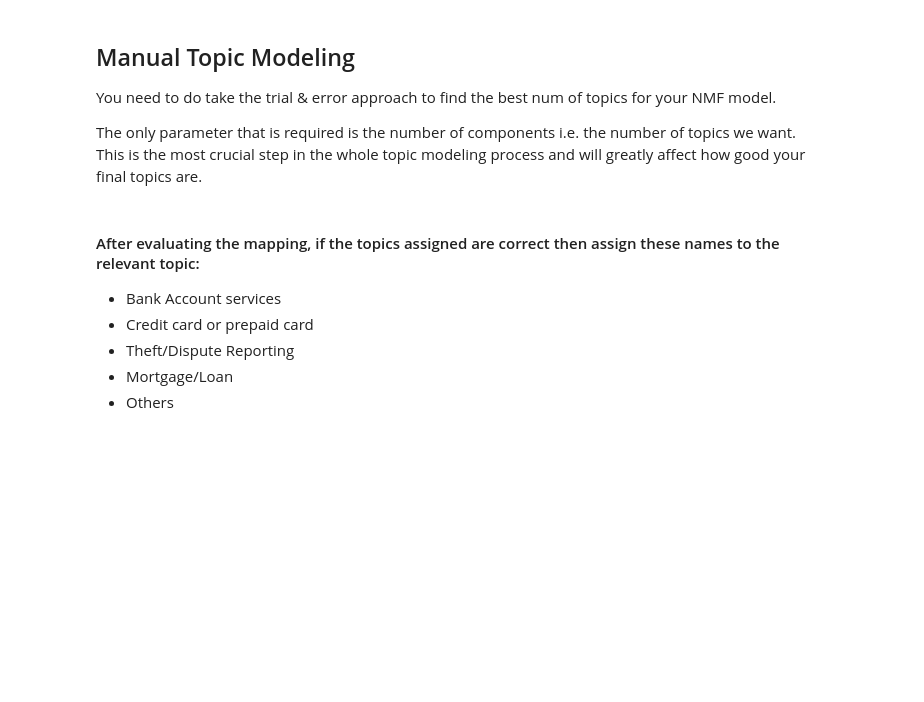
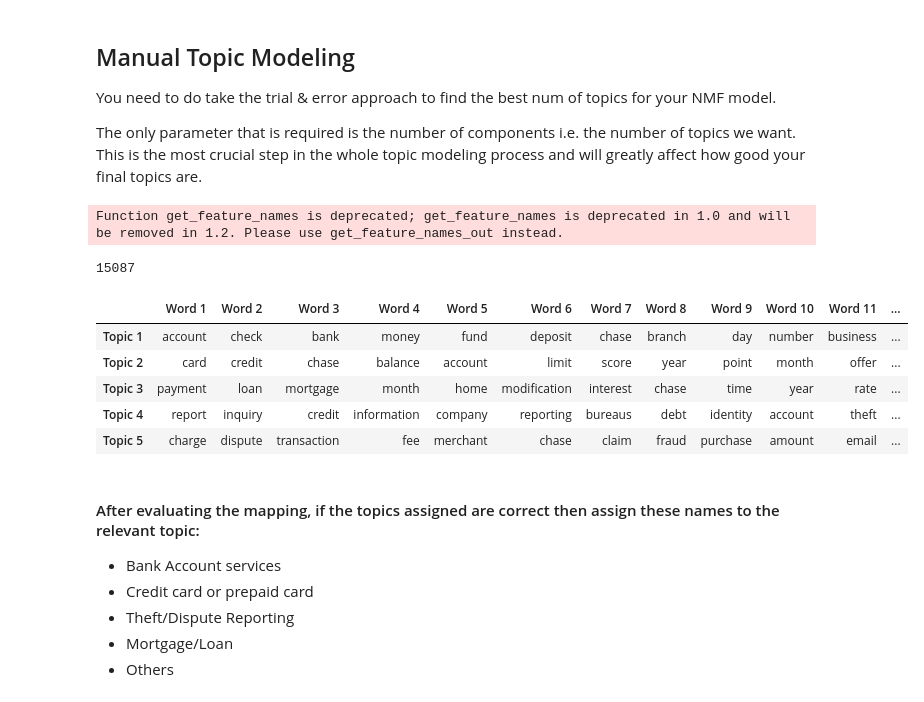
Before and after one commit to karthickchetti/Automatic_Ticket_Classification-NLP-Topic-Modelling, a Jupyter notebook: Automatic_Ticket_Classification_Assignment.ipynb, the cells around one changed output. Saved outputs shown, nothing was run; the diff lists cells and outputs as text; code cells hidden in the pictures; blank space fills up the shorter version.

Commit message:
Topic modelling done, topics to be assigned

```diff
--- a/Automatic_Ticket_Classification_Assignment.ipynb
+++ b/Automatic_Ticket_Classification_Assignment.ipynb
@@ -374,8 +335,8 @@ max_df = 0.95 means "ignore terms that appear in more than 95% of the complaints
 **min_df** is used for removing terms that appear too infrequently
 min_df = 2 means "ignore terms that appear in less than 2 complaints"
 # %%
-
 #Write your code here to initialise the TfidfVectorizer
+tfidf = TfidfVectorizer()
 # %% [markdown]
 #### Create a document term matrix using fit_transform
 
@@ -383,3 +344,6 @@ The contents of a document term matrix are tuples of (complaint_id,token_id) tf-
 The tuples that are not there have a tf-idf score of 0
 # %%
 #Write your code here to create the Document Term Matrix by transforming the complaints column present in df_clean.
+dtm = tfidf.fit_transform(df_clean['Complaint_clean'])
+dtm_df=pd.DataFrame(dtm.toarray(), columns=tfidf.get_feature_names_out())
+print("The shape of document term matrix is ",dtm_df.shape)
@@ -404,10 +370,15 @@ You need to do take the trial & error approach to find the best num of topics fo
 The only parameter that is required is the number of components i.e. the number of topics we want. This is the most crucial step in the whole topic modeling process and will greatly affect how good your final topics are.
 # %%
 #Load your nmf_model with the n_components i.e 5
-num_topics = #write the value you want to test out
+num_topics = 5
 
 #keep the random_state =40
-nmf_model = #write your code here
+nmf_model = NMF(n_components=num_topics,random_state=40)
+W = nmf_model.fit_transform(dtm)  # Document-topic matrix
+H = nmf_model.components_       # Topic-term matrix
 # %%
 nmf_model.fit(dtm)
 len(tfidf.get_feature_names())
+# %% [output]
+Function get_feature_names is deprecated; get_feature_names is deprecated in 1.0 and will be removed in 1.2. Please use get_feature_names_out instead.
+15087
@@ -416,3 +385,21 @@ len(tfidf.get_feature_names())
+# %%
+#Print the Top15 words for each of the topics
+tot_words=15
+words = np.array(tfidf.get_feature_names_out())
+topic_words = pd.DataFrame(np.zeros((num_topics, tot_words)), index=[f'Topic {i + 1}' for i in range(num_topics)],
+                           columns=[f'Word {i + 1}' for i in range(tot_words)]).astype(str)
+for i in range(num_topics):
+    ix = H[i].argsort()[::-1][:tot_words]
+    topic_words.iloc[i] = words[ix]
+
+topic_words
+# %% [output]
+|  | Word 1 | Word 2 | Word 3 | Word 4 | Word 5 | Word 6 | Word 7 | Word 8 | Word 9 | Word 10 | Word 11 | ... |
+| Topic 1 | account | check | bank | money | fund | deposit | chase | branch | day | number | business | ... |
+| Topic 2 | card | credit | chase | balance | account | limit | score | year | point | month | offer | ... |
+| Topic 3 | payment | loan | mortgage | month | home | modification | interest | chase | time | year | rate | ... |
+| Topic 4 | report | inquiry | credit | information | company | reporting | bureaus | debt | identity | account | theft | ... |
+| Topic 5 | charge | dispute | transaction | fee | merchant | chase | claim | fraud | purchase | amount | email | ... |
 # %%
 #Create the best topic for each complaint in terms of integer value 0,1,2,3 & 4
 # %%
```
Also changed, not shown: parts of 12 cells of this notebook.
